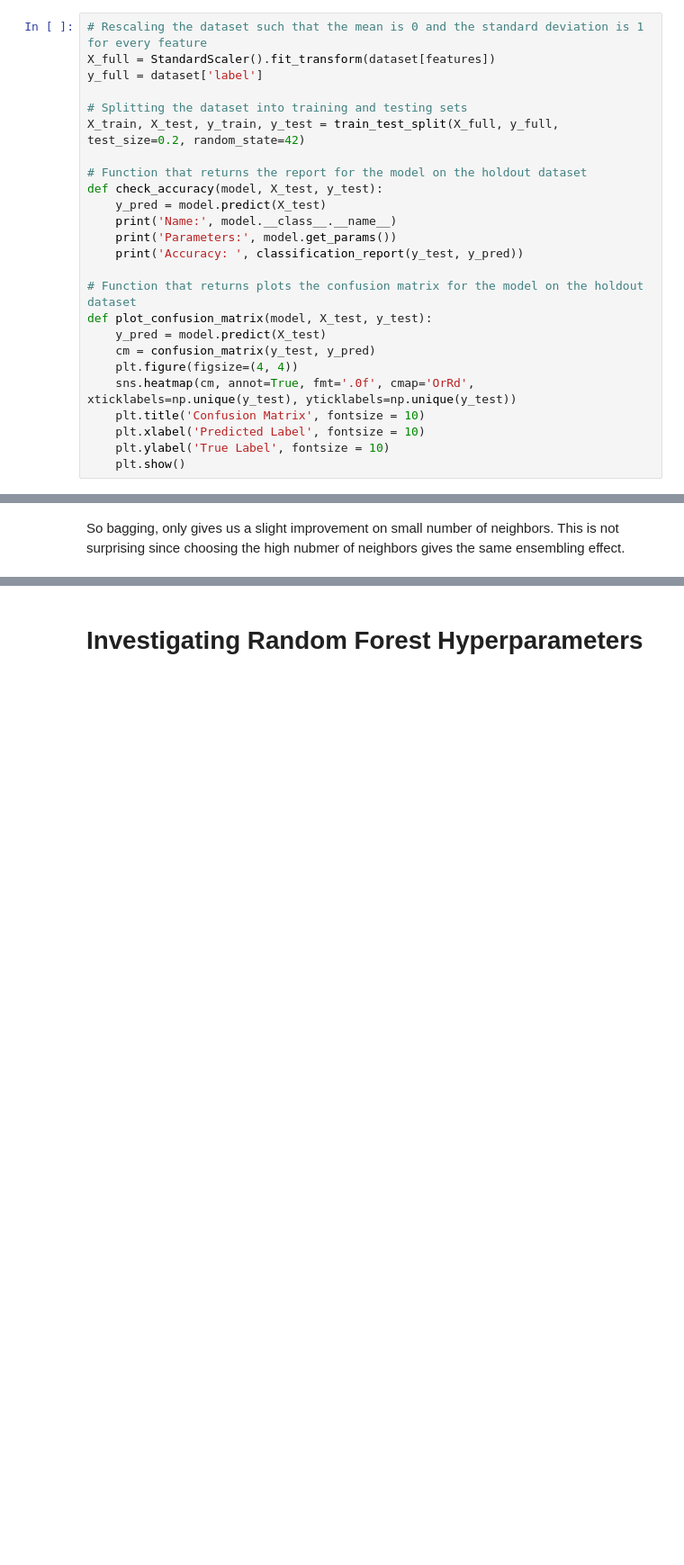
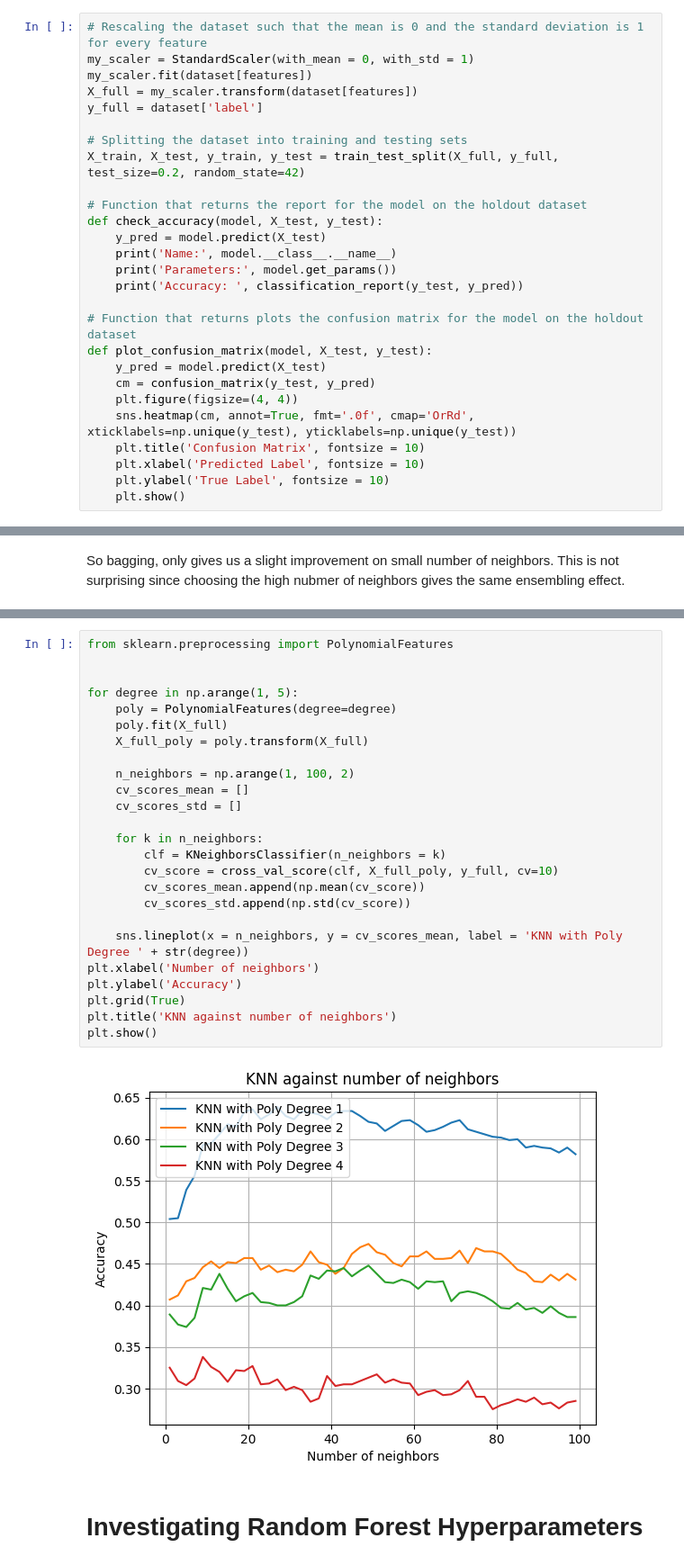
Before and after one commit to daniyarzt/ml-individual-project, a Jupyter notebook: main.ipynb, the cells around one changed output, grey strips where cells are left out. Shown at 90% size. Saved outputs shown, nothing was run; the diff lists cells and outputs as text; blank space fills up the shorter version.

```diff
--- a/main.ipynb
+++ b/main.ipynb
@@ -185,7 +186,9 @@ plt.show()
 # Scaling, Train-Test Split, and Vanilla Models
 # %%
 # Rescaling the dataset such that the mean is 0 and the standard deviation is 1 for every feature
-X_full = StandardScaler().fit_transform(dataset[features])
+my_scaler = StandardScaler(with_mean = 0, with_std = 1)
+my_scaler.fit(dataset[features])
+X_full = my_scaler.transform(dataset[features])
 y_full = dataset['label']
 
 # Splitting the dataset into training and testing sets
@@ -392,3 +395,30 @@ So bagging, only gives us a slight improvement on small number of neighbors. Thi
+# %%
+from sklearn.preprocessing import PolynomialFeatures
+
+
+for degree in np.arange(1, 5):
+    poly = PolynomialFeatures(degree=degree)
+    poly.fit(X_full)
+    X_full_poly = poly.transform(X_full)
+
+    n_neighbors = np.arange(1, 100, 2)
+    cv_scores_mean = []
+    cv_scores_std = []
+
+    for k in n_neighbors:
+        clf = KNeighborsClassifier(n_neighbors = k)
+        cv_score = cross_val_score(clf, X_full_poly, y_full, cv=10)
+        cv_scores_mean.append(np.mean(cv_score))
+        cv_scores_std.append(np.std(cv_score))
+
+    sns.lineplot(x = n_neighbors, y = cv_scores_mean, label = 'KNN with Poly Degree ' + str(degree))
+plt.xlabel('Number of neighbors')
+plt.ylabel('Accuracy')
+plt.grid(True)
+plt.title('KNN against number of neighbors')
+plt.show()
+# %% [output]
+[figure, added]
 # %% [markdown]
 # Investigating Random Forest Hyperparameters
 # %% [markdown]
```
Also changed, not shown: parts of 33 cells of this notebook.
